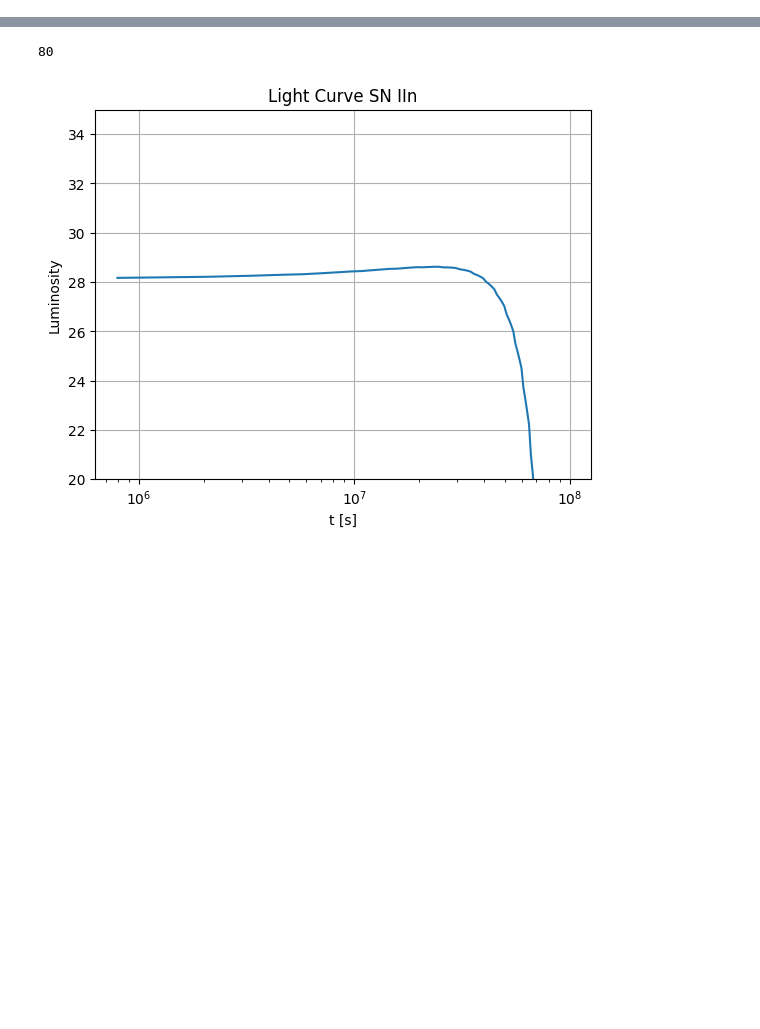
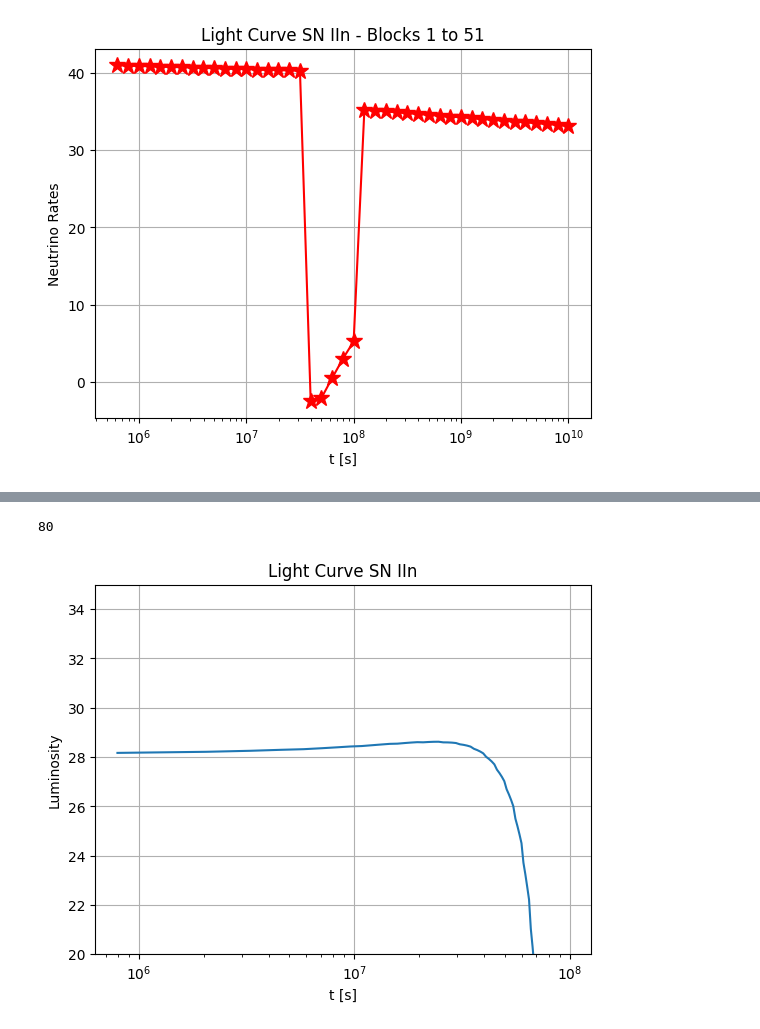
Before and after one commit to VOliviero/CCSN-HE, a Jupyter notebook: tabelle.ipynb, the cells around one changed output, grey strips where cells are left out. Saved outputs shown, nothing was run; the diff lists cells and outputs as text; code cells hidden in the pictures; blank space fills up the shorter version.

```diff
--- a/tabelle.ipynb
+++ b/tabelle.ipynb
@@ -105,0 +355,80 @@ plt.title('Energy fluence SN IIn')'''
+# %%
+file_list_2 = glob.glob('SN_IIn/SNIIn_20_block_*.dat')
+
+light_curve_all_n=[]
+time_all_n = []
+
+block_ranges = [(1, 51)]
+fig=plt.figure()
+
+
+# Calcola il numero totale di subplot
+#num_plots = len(block_ranges)
+
+# Calcola il numero di colonne
+num_cols = 1 # Modifica a tua discrezione
+
+# Calcola il numero di righe necessarie
+num_rows = 4 # Arrotonda per eccesso
+
+# Imposta il numero totale di subplot
+#plt.figure(figsize=(10*num_cols, 20))  # Imposta le dimensioni della figura
+
+for idx, (start_block, end_block) in enumerate(block_ranges, start=1):
+    #plt.subplot(num_rows, num_cols, idx)
+
+
+    for file_name in file_list_2:
+        # Estrai il numero di blocco dal nome del file
+        block_number = int(file_name.split('SNIIn_20_block_')[-1].split('.')[0])
+        # Controlla se il blocco rientra nel range corrente
+        if start_block <= block_number <= end_block:
+        #print(block_number)
+        # Calcola S_IIn basato sul numero di blocco
+
+            S_IIn_start = 1e5* pow(10., 0.1 * (block_number - 1))
+            #S_IIp_stop = 1e5 * pow(10., 0.1 * (block_number))
+            #if S_IIn_stop > 1e8:
+                #S_IIn_stop==1e8
+
+
+
+
+
+            eV_to_erg=1.60218*1e-12
+
+            # Carica i dati dal file .dat
+            new_data = np.loadtxt(file_name)
+
+            if new_data[-1, -1] == 1:
+                #print(block_number)
+                Ev_all = new_data[:, 0]
+                Ev = Ev_all[Ev_all > 3e8]
+                dN_dEv = new_data[:, 7][Ev_all > 3e8]
+                lunghezza_Ev = len(Ev)
+                time = np.linspace(S_IIn_start, 1e8, lunghezza_Ev)
+
+                light_curve_=np.log10(Ev * Ev * dN_dEv *eV_to_erg)
+                light_curve_=np.asarray(light_curve_)
+
+                light_curve_all_n.append(light_curve_[0])
+                time_all_n.append(time[0])
+
+            #plt.text(time, light_curve_, f'{block_number}')
+
+
+ax=fig.add_subplot(111)
+x2,y2 = zip(*sorted(zip(time_all_n, light_curve_all_n),key=lambda time_all_n: time_all_n[0]))
+
+ax.plot(x2, y2, markersize=12, color='red', marker='*', linestyle='-')
+    #ax.set_xlim(xmin=32,xm"ax=42)
+#plt.ylim(32,42)
+#plt.xlim(1e3,1e8)
+    #plt.axis('auto')
+plt.xlabel('t [s]')
+plt.ylabel('Neutrino Rates')
+plt.title(f'Light Curve SN IIn - Blocks {start_block} to {end_block}')
+plt.xscale('log')
+plt.grid(True)
+# %% [output]
+[figure, added]
```
Also changed, not shown: parts of 10 cells of this notebook.
